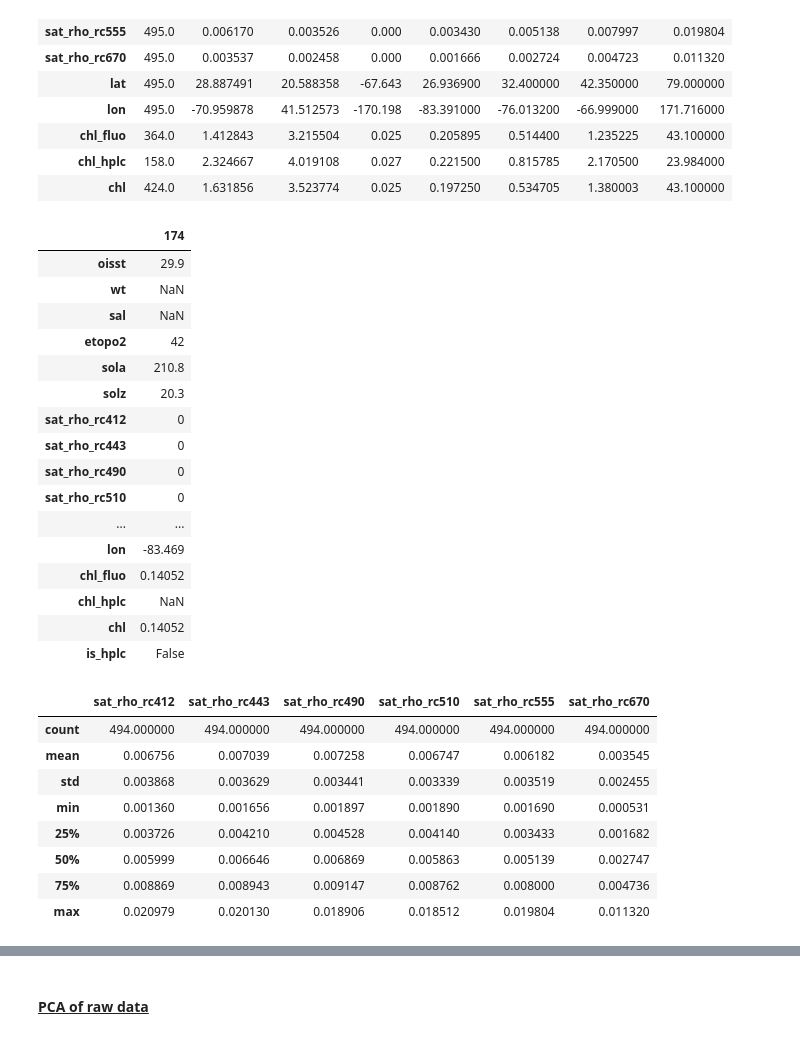
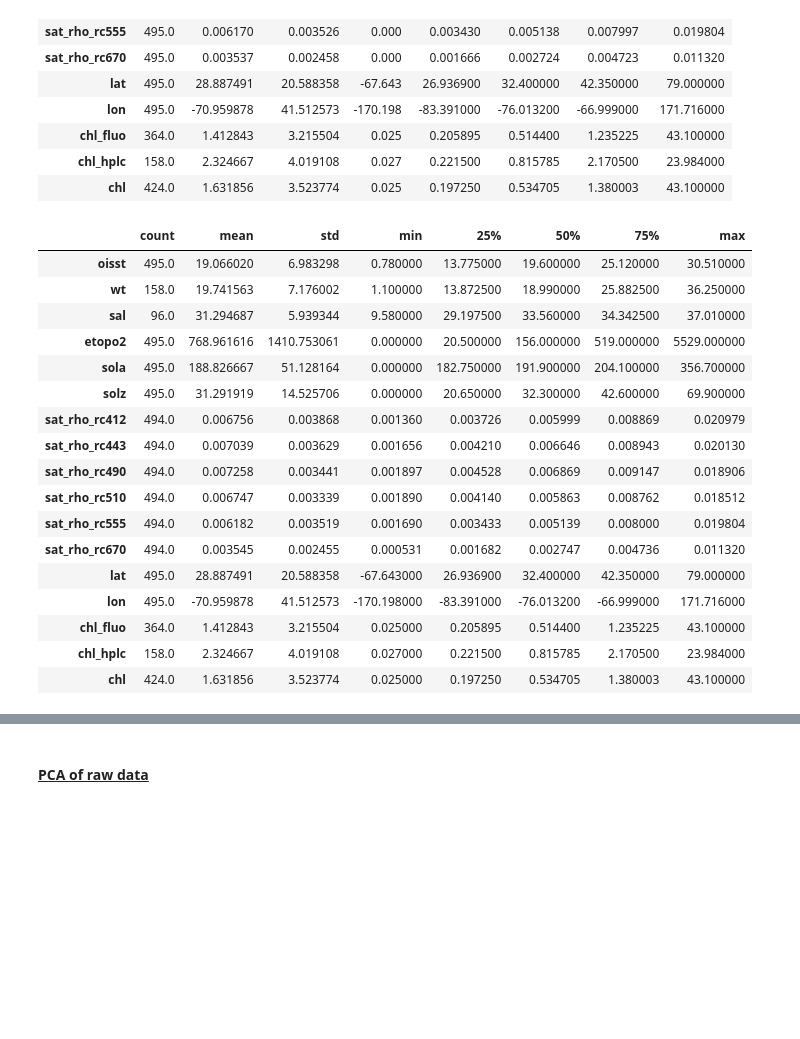
Before and after one commit to madHatter106/TOA_ML, a Jupyter notebook: TOA_ML_1_DataPrep_Feature_Engineering_Applying_PCA.ipynb, the cells around one changed output, grey strips where cells are left out. Saved outputs shown, nothing was run; the diff lists cells and outputs as text; code cells hidden in the pictures; blank space fills up the shorter version.

```diff
--- a/TOA_ML_1_DataPrep_Feature_Engineering_Applying_PCA.ipynb
+++ b/TOA_ML_1_DataPrep_Feature_Engineering_Applying_PCA.ipynb
@@ -54,39 +54,30 @@ df.describe().T
 # %%
 sat_cols = df.filter(regex='sat').columns.tolist()
 # %%
-df.loc[df.sat_rho_rc412==0].T
+df.loc[df.sat_rho_rc412==0, sat_cols] = np.NaN
-# %% [output]
-|  | 174 |
-| oisst | 29.9 |
-| wt | NaN |
-| sal | NaN |
-| etopo2 | 42 |
-| sola | 210.8 |
-| solz | 20.3 |
-| sat_rho_rc412 | 0 |
-| sat_rho_rc443 | 0 |
-| sat_rho_rc490 | 0 |
-| sat_rho_rc510 | 0 |
-| ... | ... |
-| lon | -83.469 |
-| chl_fluo | 0.14052 |
-| chl_hplc | NaN |
-| chl | 0.14052 |
-| is_hplc | False |
 # %%
 df[sat_cols] = df[sat_cols].replace(0.000, np.NaN)
 # %%
-df.filter(regex='sat').describe()
+df.describe().T
 # %% [output]
-|  | sat_rho_rc412 | sat_rho_rc443 | sat_rho_rc490 | sat_rho_rc510 | sat_rho_rc555 | sat_rho_rc670 |
-| count | 494.000000 | 494.000000 | 494.000000 | 494.000000 | 494.000000 | 494.000000 |
-| mean | 0.006756 | 0.007039 | 0.007258 | 0.006747 | 0.006182 | 0.003545 |
-| std | 0.003868 | 0.003629 | 0.003441 | 0.003339 | 0.003519 | 0.002455 |
-| min | 0.001360 | 0.001656 | 0.001897 | 0.001890 | 0.001690 | 0.000531 |
-| 25% | 0.003726 | 0.004210 | 0.004528 | 0.004140 | 0.003433 | 0.001682 |
-| 50% | 0.005999 | 0.006646 | 0.006869 | 0.005863 | 0.005139 | 0.002747 |
-| 75% | 0.008869 | 0.008943 | 0.009147 | 0.008762 | 0.008000 | 0.004736 |
-| max | 0.020979 | 0.020130 | 0.018906 | 0.018512 | 0.019804 | 0.011320 |
+|  | count | mean | std | min | 25% | 50% | 75% | max |
+| oisst | 495.0 | 19.066020 | 6.983298 | 0.780000 | 13.775000 | 19.600000 | 25.120000 | 30.510000 |
+| wt | 158.0 | 19.741563 | 7.176002 | 1.100000 | 13.872500 | 18.990000 | 25.882500 | 36.250000 |
+| sal | 96.0 | 31.294687 | 5.939344 | 9.580000 | 29.197500 | 33.560000 | 34.342500 | 37.010000 |
+| etopo2 | 495.0 | 768.961616 | 1410.753061 | 0.000000 | 20.500000 | 156.000000 | 519.000000 | 5529.000000 |
+| sola | 495.0 | 188.826667 | 51.128164 | 0.000000 | 182.750000 | 191.900000 | 204.100000 | 356.700000 |
+| solz | 495.0 | 31.291919 | 14.525706 | 0.000000 | 20.650000 | 32.300000 | 42.600000 | 69.900000 |
+| sat_rho_rc412 | 494.0 | 0.006756 | 0.003868 | 0.001360 | 0.003726 | 0.005999 | 0.008869 | 0.020979 |
+| sat_rho_rc443 | 494.0 | 0.007039 | 0.003629 | 0.001656 | 0.004210 | 0.006646 | 0.008943 | 0.020130 |
+| sat_rho_rc490 | 494.0 | 0.007258 | 0.003441 | 0.001897 | 0.004528 | 0.006869 | 0.009147 | 0.018906 |
+| sat_rho_rc510 | 494.0 | 0.006747 | 0.003339 | 0.001890 | 0.004140 | 0.005863 | 0.008762 | 0.018512 |
+| sat_rho_rc555 | 494.0 | 0.006182 | 0.003519 | 0.001690 | 0.003433 | 0.005139 | 0.008000 | 0.019804 |
+| sat_rho_rc670 | 494.0 | 0.003545 | 0.002455 | 0.000531 | 0.001682 | 0.002747 | 0.004736 | 0.011320 |
+| lat | 495.0 | 28.887491 | 20.588358 | -67.643000 | 26.936900 | 32.400000 | 42.350000 | 79.000000 |
+| lon | 495.0 | -70.959878 | 41.512573 | -170.198000 | -83.391000 | -76.013200 | -66.999000 | 171.716000 |
+| chl_fluo | 364.0 | 1.412843 | 3.215504 | 0.025000 | 0.205895 | 0.514400 | 1.235225 | 43.100000 |
+| chl_hplc | 158.0 | 2.324667 | 4.019108 | 0.027000 | 0.221500 | 0.815785 | 2.170500 | 23.984000 |
+| chl | 424.0 | 1.631856 | 3.523774 | 0.025000 | 0.197250 | 0.534705 | 1.380003 | 43.100000 |
 # %%
 df.drop(['wt', 'sal'], axis=1, inplace=True)
 # %%
```
Also changed, not shown: parts of 2 cells of this notebook.
